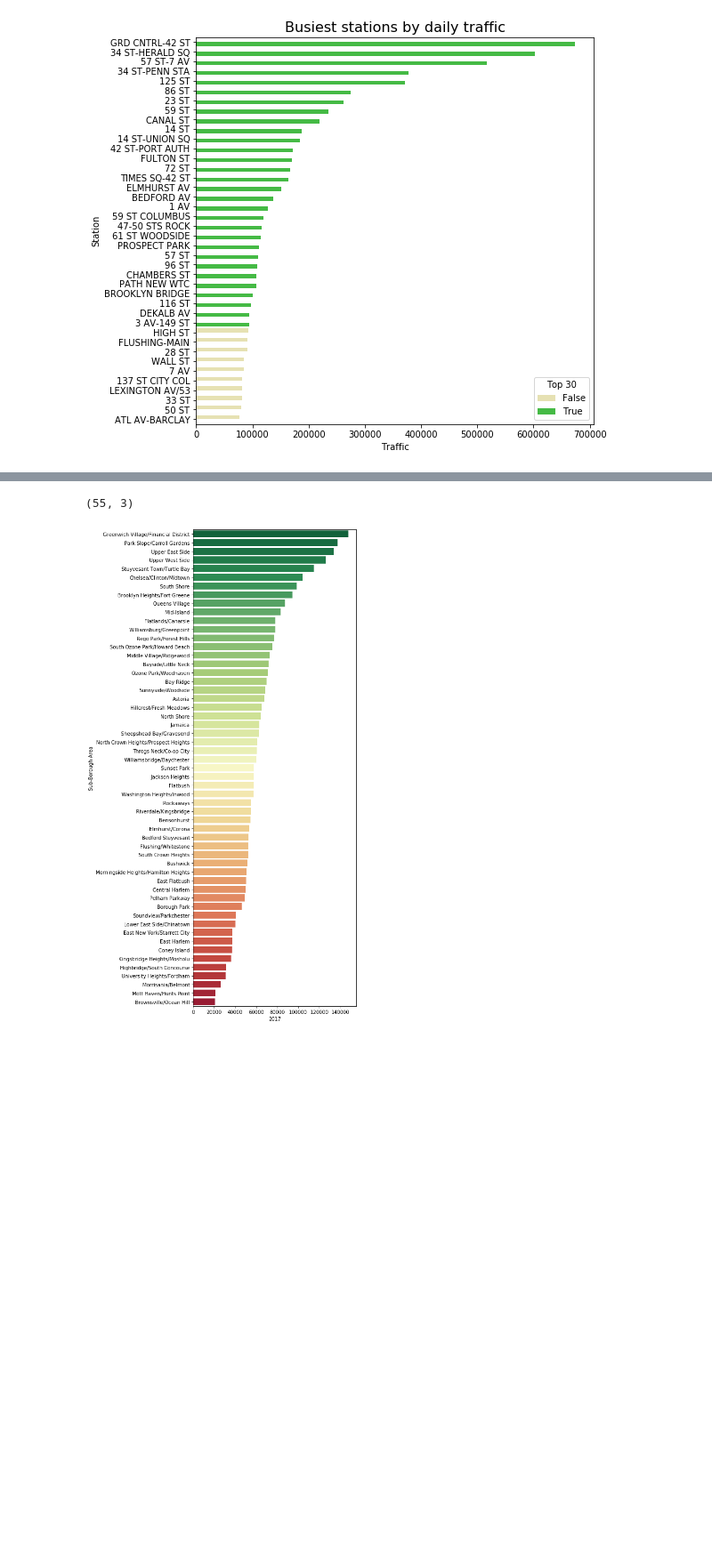
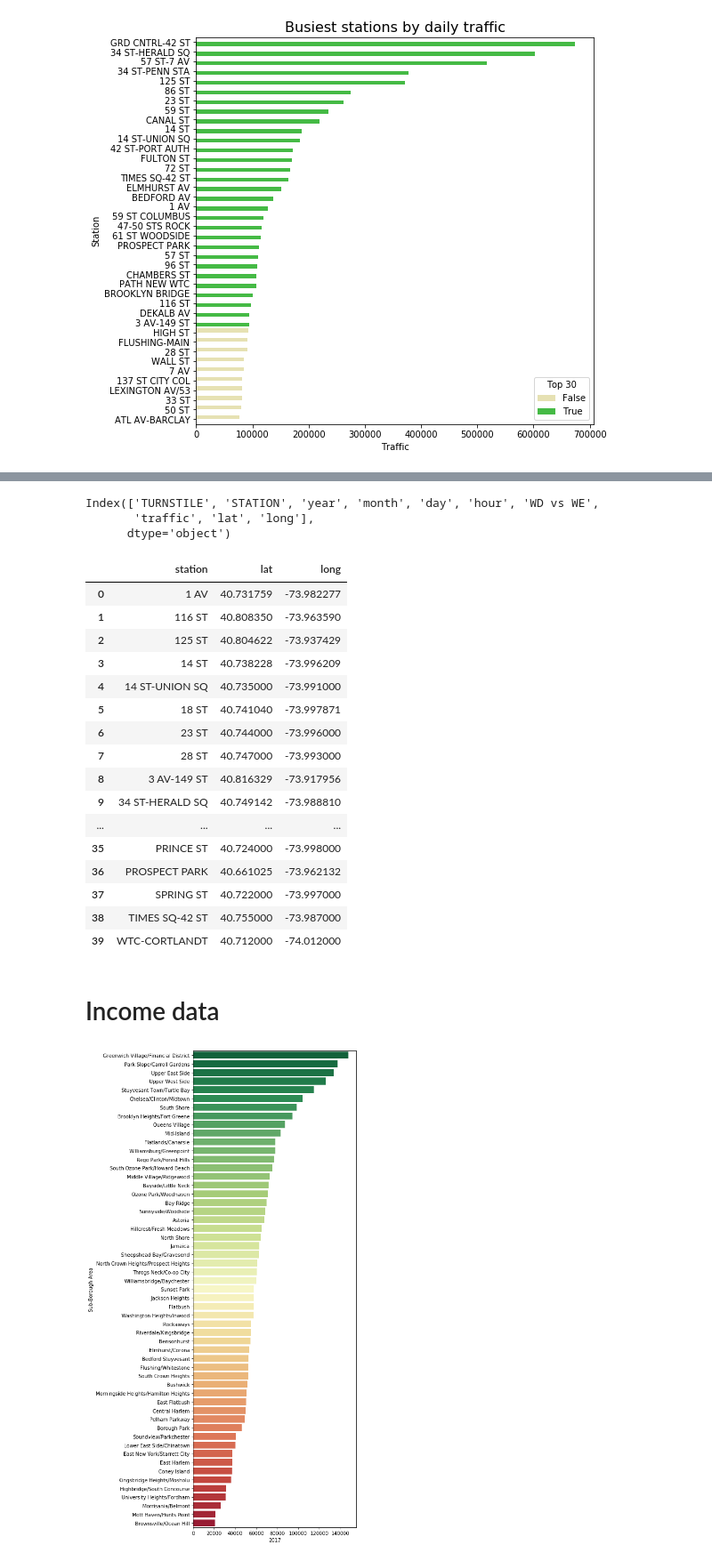
Before and after one commit to collindching/MTA-Turnstile-Analysis, a Jupyter notebook: Data Visualizations (Collin).ipynb, the cells around one changed output, grey strips where cells are left out. Shown at 89% size. Saved outputs shown, nothing was run; the diff lists cells and outputs as text; code cells hidden in the pictures; blank space fills up the shorter version.

```diff
--- a/Data Exploration (Collin).ipynb
+++ b/Data Visualizations (Collin).ipynb
@@ -109,4 +67,0 @@ zipcode_df = pd.read_csv('Data/sub-borougharea-medianhouseholdincome2018.csv')
-# %%
-zipcode_df.groupby('Sub-Borough Area',as_index=False)['2017','2016'].mean().shape
-# %% [output]
-(55, 3)
@@ -112,0 +70,6 @@ zipcode_df.groupby('Sub-Borough Area',as_index=False)['2017','2016'].mean().shap
+# %%
+weekdays.columns
+# %% [output]
+Index(['TURNSTILE', 'STATION', 'year', 'month', 'day', 'hour', 'WD vs WE',
+       'traffic', 'lat', 'long'],
+      dtype='object')
@@ -113 +78,23 @@ zipcode_df.groupby('Sub-Borough Area',as_index=False)['2017','2016'].mean().shap
+# %%
+stations_geo
+# %% [output]
+|  | station | lat | long |
+| 0 | 1 AV | 40.731759 | -73.982277 |
+| 1 | 116 ST | 40.808350 | -73.963590 |
+| 2 | 125 ST | 40.804622 | -73.937429 |
+| 3 | 14 ST | 40.738228 | -73.996209 |
+| 4 | 14 ST-UNION SQ | 40.735000 | -73.991000 |
+| 5 | 18 ST | 40.741040 | -73.997871 |
+| 6 | 23 ST | 40.744000 | -73.996000 |
+| 7 | 28 ST | 40.747000 | -73.993000 |
+| 8 | 3 AV-149 ST | 40.816329 | -73.917956 |
+| 9 | 34 ST-HERALD SQ | 40.749142 | -73.988810 |
+| ... | ... | ... | ... |
+| 35 | PRINCE ST | 40.724000 | -73.998000 |
+| 36 | PROSPECT PARK | 40.661025 | -73.962132 |
+| 37 | SPRING ST | 40.722000 | -73.997000 |
+| 38 | TIMES SQ-42 ST | 40.755000 | -73.987000 |
+| 39 | WTC-CORTLANDT | 40.712000 | -74.012000 |
+# %% [markdown]
+# Income data
 # %%
```
Also changed, not shown: parts of 10 cells of this notebook, 1 other file.
